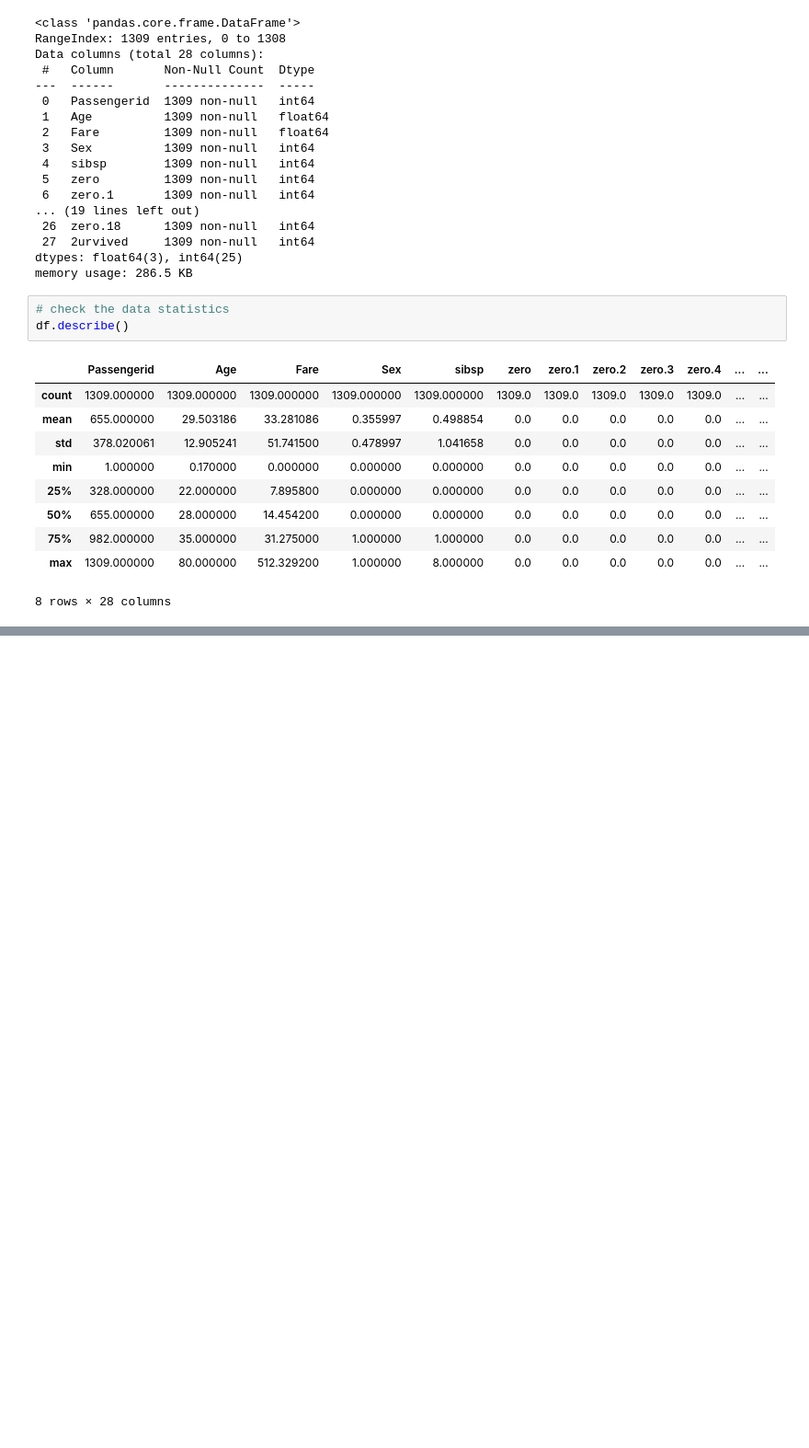
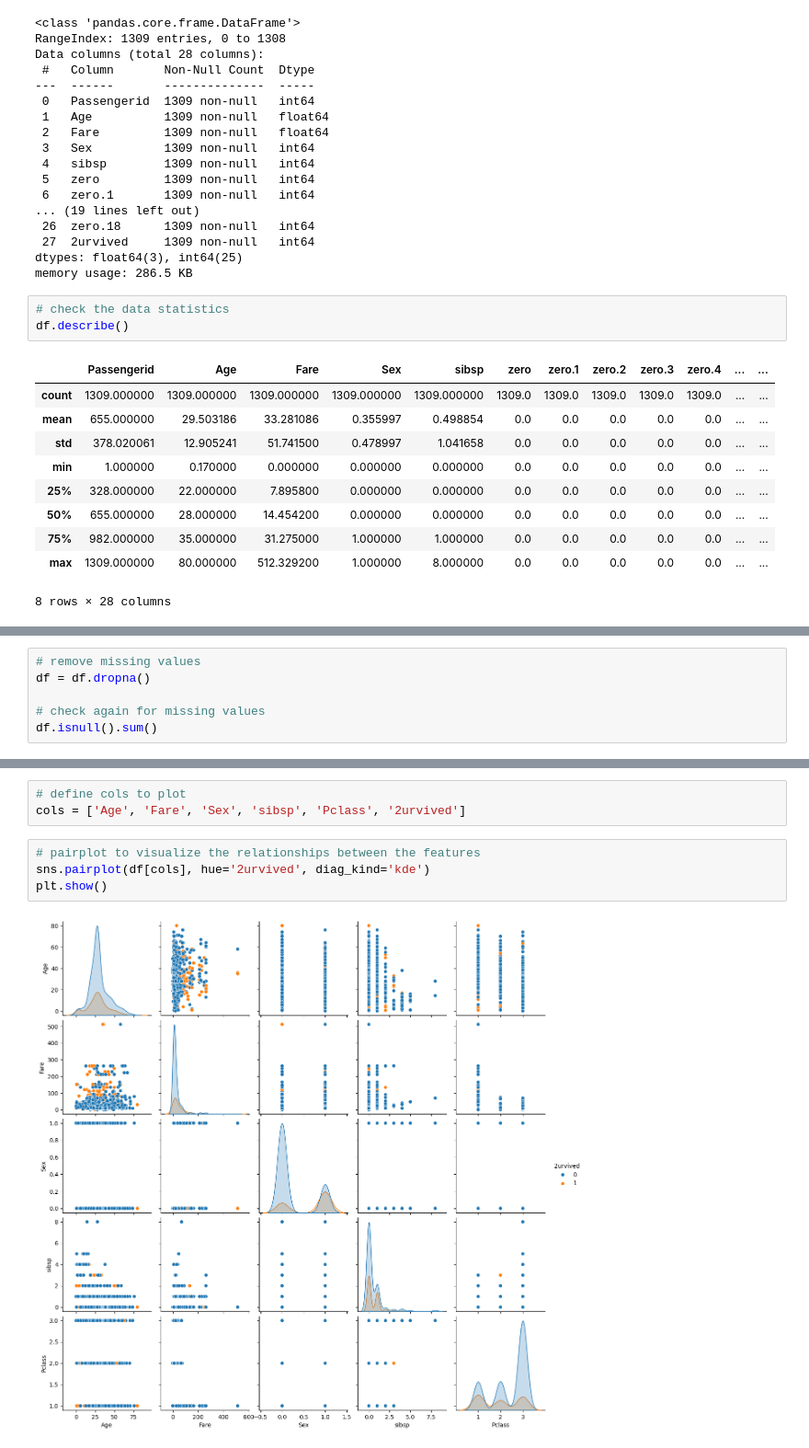
Before and after one commit to Somerillo/DI-Bootcamp, a Jupyter notebook: week4/day2/XPNinja/XPNinja_Ex1.ipynb, the cells around one changed output, grey strips where cells are left out. Shown: that part at 92% size. Cells and saved outputs as stored; diff of their text form; blank space fills up the shorter version.

```diff
--- a/week4/day2/XPNinja/XPNinja_Ex1.ipynb
+++ b/week4/day2/XPNinja/XPNinja_Ex1.ipynb
@@ -83,0 +109,6 @@ df.describe()
+# %%
+# remove missing values
+df = df.dropna()
+
+# check again for missing values
+df.isnull().sum()
@@ -83,0 +153,9 @@ df.describe()
+# %%
+# define cols to plot
+cols = ['Age', 'Fare', 'Sex', 'sibsp', 'Pclass', '2urvived']
+# %%
+# pairplot to visualize the relationships between the features
+sns.pairplot(df[cols], hue='2urvived', diag_kind='kde')
+plt.show()
+# %% [output]
+[figure, added]
```
Also changed, not shown: parts of 13 cells of this notebook.
